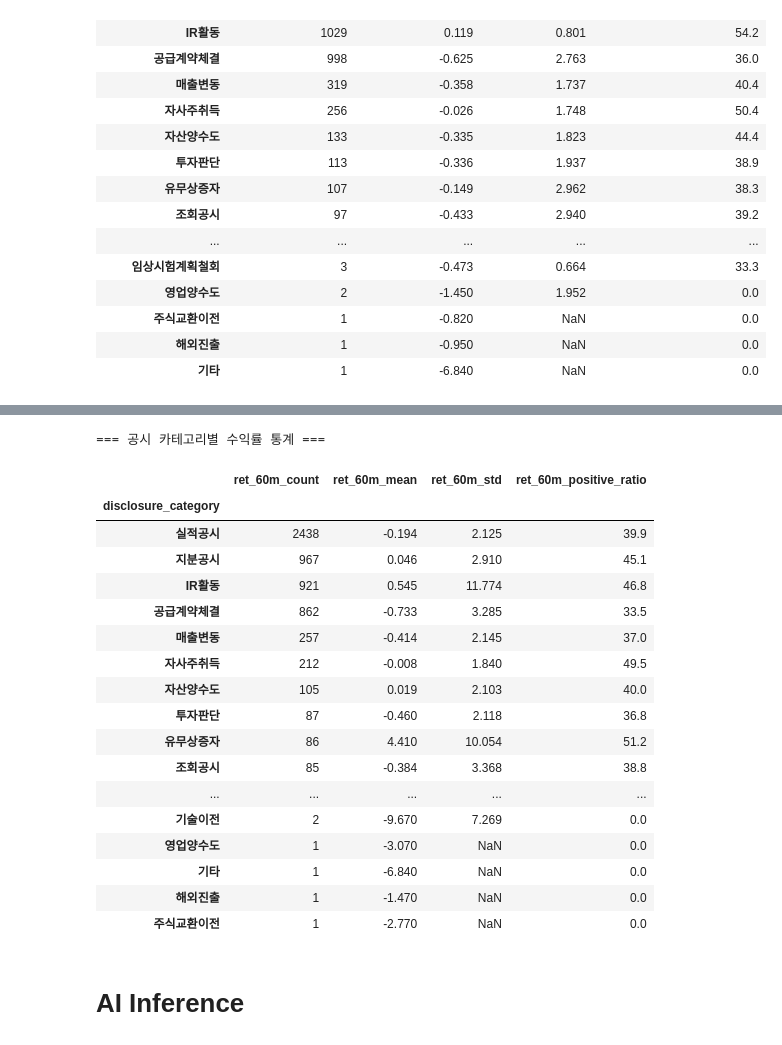
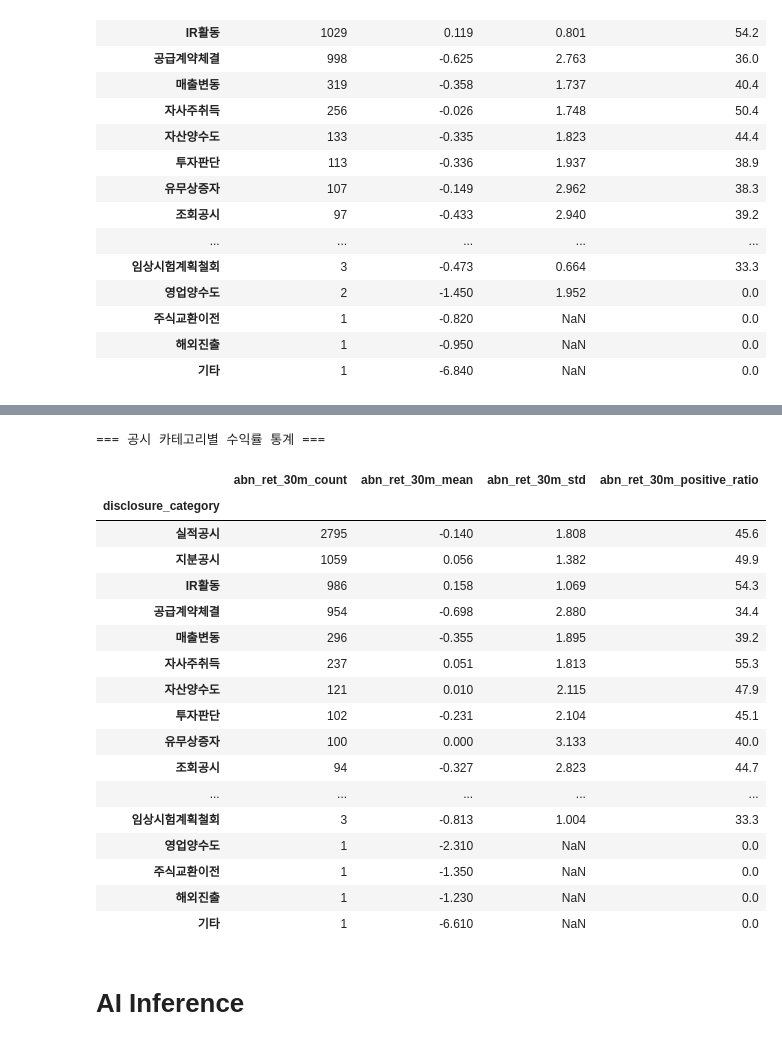
Before and after one commit to antaechan/dart-sentiment-analysis, a Jupyter notebook: analysis/eda_gpt_abn_return.ipynb, the cells around one changed output, grey strips where cells are left out. Cells and saved outputs as stored; diff of their text form; code cells hidden in the pictures.

```diff
--- a/analysis/eda_gpt_abn_return.ipynb
+++ b/analysis/eda_gpt_abn_return.ipynb
@@ -567,25 +545,25 @@ calculate_return_statistics_by_category(df_with_returns, ret_columns)[["ret_30m_
-# %%
-calculate_return_statistics_by_category(df_with_returns, ret_columns)[["ret_60m_count", "ret_60m_mean", "ret_60m_std", "ret_60m_positive_ratio"]]
-# %% [output]
-=== 공시 카테고리별 수익률 통계 ===
-|  | ret_60m_count | ret_60m_mean | ret_60m_std | ret_60m_positive_ratio |
-| disclosure_category |  |  |  |  |
-| 실적공시 | 2438 | -0.194 | 2.125 | 39.9 |
-| 지분공시 | 967 | 0.046 | 2.910 | 45.1 |
-| IR활동 | 921 | 0.545 | 11.774 | 46.8 |
-| 공급계약체결 | 862 | -0.733 | 3.285 | 33.5 |
-| 매출변동 | 257 | -0.414 | 2.145 | 37.0 |
-| 자사주취득 | 212 | -0.008 | 1.840 | 49.5 |
-| 자산양수도 | 105 | 0.019 | 2.103 | 40.0 |
-| 투자판단 | 87 | -0.460 | 2.118 | 36.8 |
-| 유무상증자 | 86 | 4.410 | 10.054 | 51.2 |
-| 조회공시 | 85 | -0.384 | 3.368 | 38.8 |
-| ... | ... | ... | ... | ... |
-| 기술이전 | 2 | -9.670 | 7.269 | 0.0 |
-| 영업양수도 | 1 | -3.070 | NaN | 0.0 |
-| 기타 | 1 | -6.840 | NaN | 0.0 |
-| 해외진출 | 1 | -1.470 | NaN | 0.0 |
-| 주식교환이전 | 1 | -2.770 | NaN | 0.0 |
+# %%
+calculate_return_statistics_by_category(df_with_returns, ret_columns)[["abn_ret_30m_count", "abn_ret_30m_mean", "abn_ret_30m_std",  "abn_ret_30m_positive_ratio"]]
+# %% [output]
+=== 공시 카테고리별 수익률 통계 ===
+|  | abn_ret_30m_count | abn_ret_30m_mean | abn_ret_30m_std | abn_ret_30m_positive_ratio |
+| disclosure_category |  |  |  |  |
+| 실적공시 | 2795 | -0.140 | 1.808 | 45.6 |
+| 지분공시 | 1059 | 0.056 | 1.382 | 49.9 |
+| IR활동 | 986 | 0.158 | 1.069 | 54.3 |
+| 공급계약체결 | 954 | -0.698 | 2.880 | 34.4 |
+| 매출변동 | 296 | -0.355 | 1.895 | 39.2 |
+| 자사주취득 | 237 | 0.051 | 1.813 | 55.3 |
+| 자산양수도 | 121 | 0.010 | 2.115 | 47.9 |
+| 투자판단 | 102 | -0.231 | 2.104 | 45.1 |
+| 유무상증자 | 100 | 0.000 | 3.133 | 40.0 |
+| 조회공시 | 94 | -0.327 | 2.823 | 44.7 |
+| ... | ... | ... | ... | ... |
+| 임상시험계획철회 | 3 | -0.813 | 1.004 | 33.3 |
+| 영업양수도 | 1 | -2.310 | NaN | 0.0 |
+| 주식교환이전 | 1 | -1.350 | NaN | 0.0 |
+| 해외진출 | 1 | -1.230 | NaN | 0.0 |
+| 기타 | 1 | -6.610 | NaN | 0.0 |
 # %% [markdown]
 # AI Inference
 # %%
```
Also changed, not shown: parts of 2 cells of this notebook, 4 other files.
